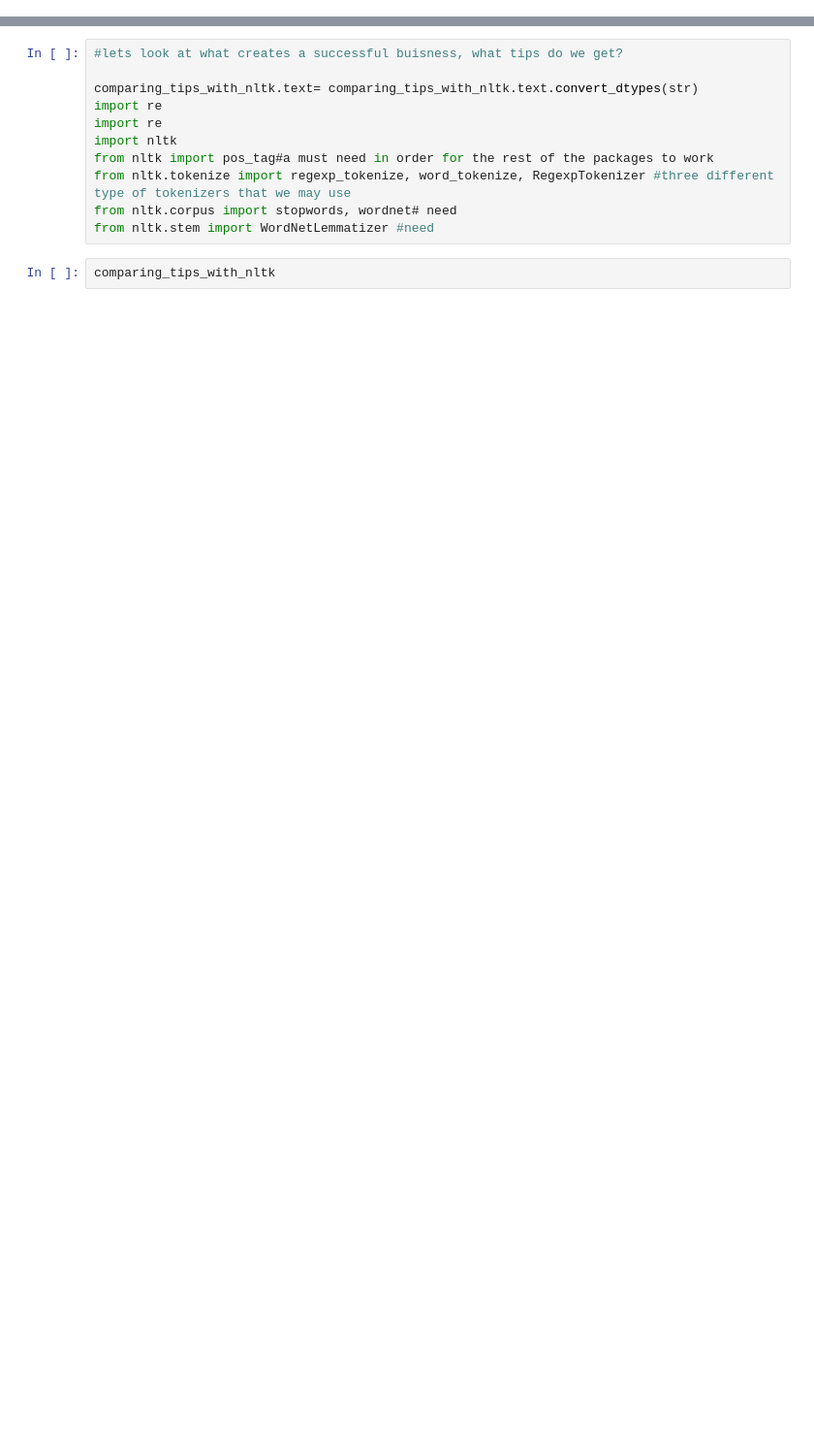
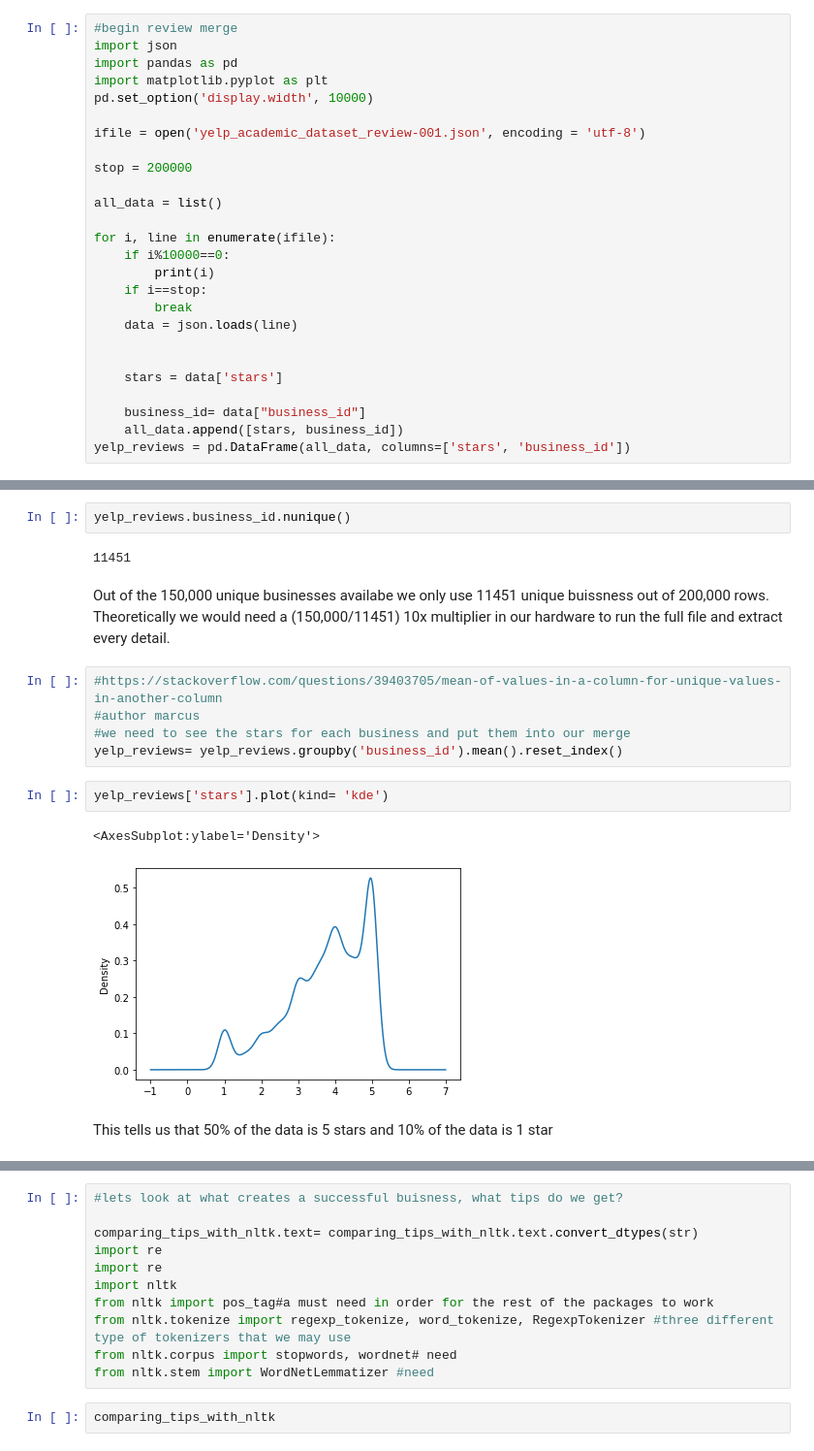
Before and after one commit to RaymondLeong94/Flatiron_Capstone_Project-, a Jupyter notebook: Notebook1 Preliminary EDA and FE.ipynb, the cells around one changed output, grey strips where cells are left out. Shown at 97% size. Saved outputs shown, nothing was run; the diff lists cells and outputs as text; blank space fills up the shorter version.

```diff
--- a/Notebook1 Preliminary EDA and FE.ipynb
+++ b/Notebook1 Preliminary EDA and FE.ipynb
@@ -193,0 +212,26 @@ comparing_tips_with_nltk
+# %%
+#begin review merge
+import json
+import pandas as pd
+import matplotlib.pyplot as plt
+pd.set_option('display.width', 10000)
+
+ifile = open('yelp_academic_dataset_review-001.json', encoding = 'utf-8')
+
+stop = 200000
+
+all_data = list()
+
+for i, line in enumerate(ifile):
+    if i%10000==0:
+        print(i)
+    if i==stop:
+        break
+    data = json.loads(line)
+
+
+    stars = data['stars']
+
+    business_id= data["business_id"]
+    all_data.append([stars, business_id])
+yelp_reviews = pd.DataFrame(all_data, columns=['stars', 'business_id'])
@@ -193,0 +256,18 @@ comparing_tips_with_nltk
+# %%
+yelp_reviews.business_id.nunique()
+# %% [output]
+11451
+# %% [markdown]
+Out of the 150,000 unique businesses availabe we only use 11451 unique buissness out of 200,000 rows. Theoretically we would need a (150,000/11451) 10x multiplier in our hardware to run the full file and extract every detail.
+# %%
+#https://stackoverflow.com/questions/39403705/mean-of-values-in-a-column-for-unique-values-in-another-column
+#author marcus
+#we need to see the stars for each business and put them into our merge
+yelp_reviews= yelp_reviews.groupby('business_id').mean().reset_index()
+# %%
+yelp_reviews['stars'].plot(kind= 'kde')
+# %% [output]
+<AxesSubplot:ylabel='Density'>
+[figure, added]
+# %% [markdown]
+This tells us that 50% of the data is 5 stars and 10% of the data is 1 star
```
Also changed, not shown: parts of 170 cells of this notebook.
